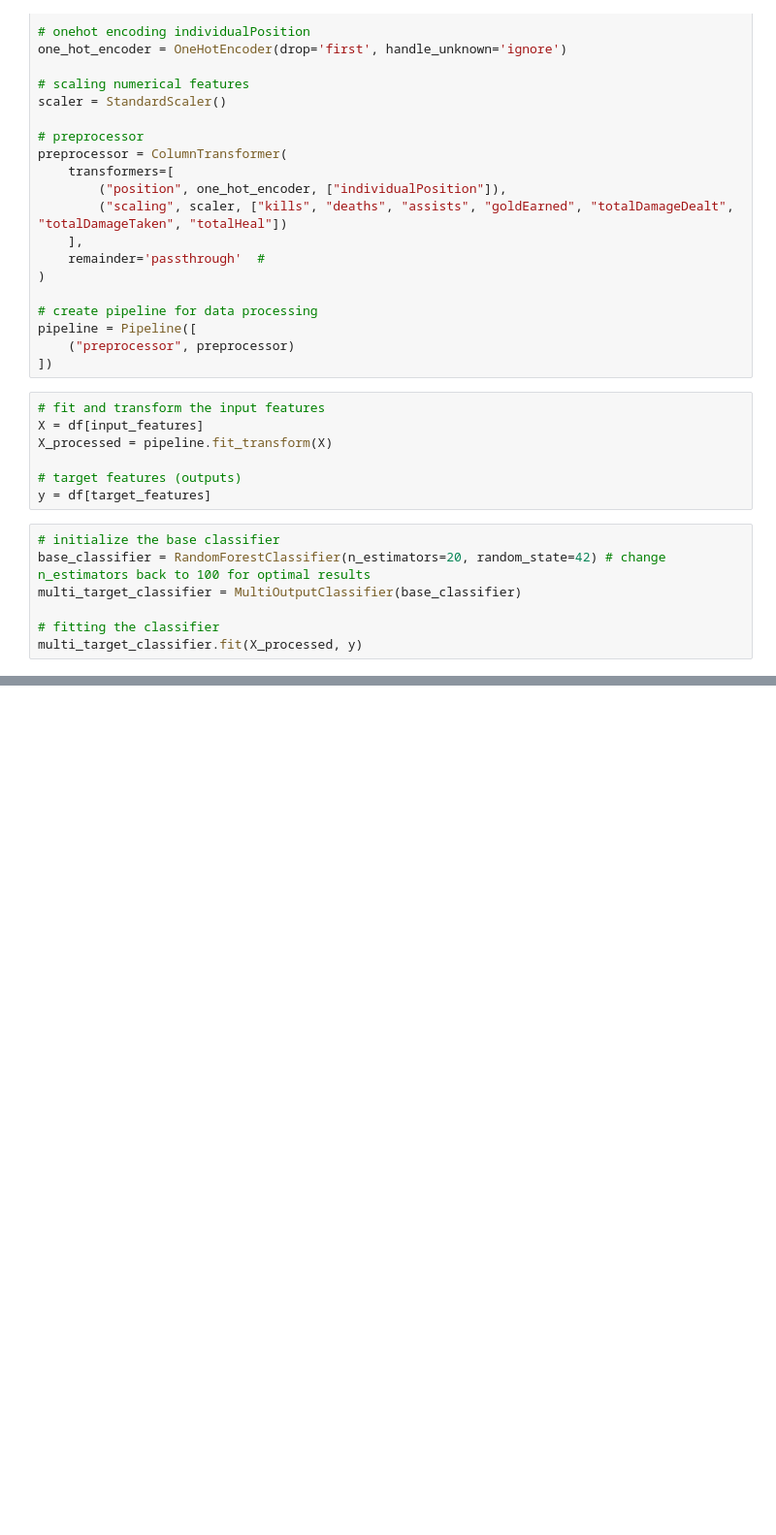
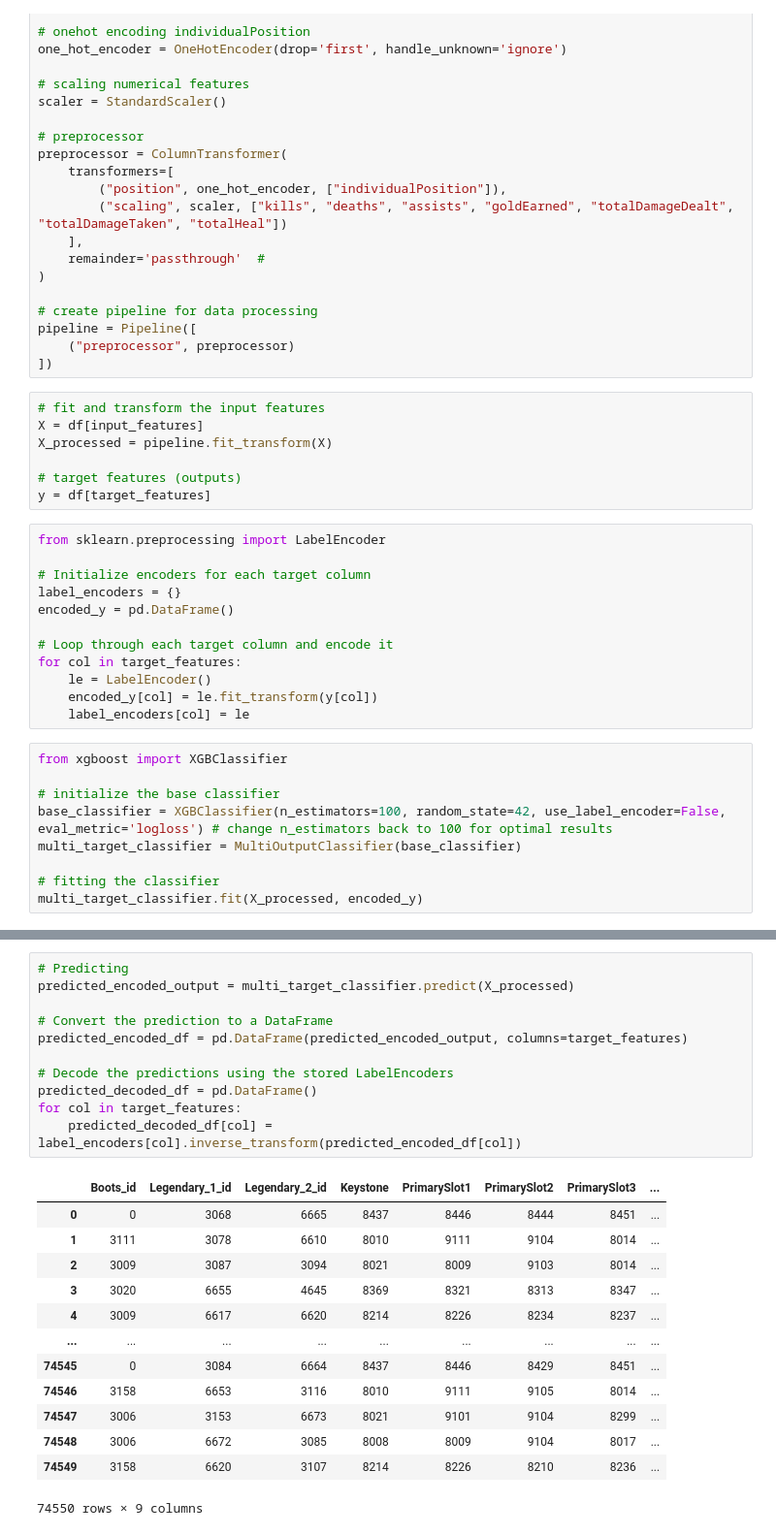
Before and after one commit to natane-a/league-of-legends-recommendation-system, a Jupyter notebook: notebooks/04_modeling.ipynb, the cells around one changed output, grey strips where cells are left out. Shown at 97% size. Drawn from its saved outputs; the diff is of its cells as text; blank space fills up the shorter version.

Commit message:
Changed model to XGBoost for better pickling

```diff
--- a/notebooks/04_modeling.ipynb
+++ b/notebooks/04_modeling.ipynb
@@ -52,11 +58,25 @@ X_processed = pipeline.fit_transform(X)
 
 # target features (outputs)
 y = df[target_features]
+# %%
+from sklearn.preprocessing import LabelEncoder
+
+# Initialize encoders for each target column
+label_encoders = {}
+encoded_y = pd.DataFrame()
+
+# Loop through each target column and encode it
+for col in target_features:
+    le = LabelEncoder()
+    encoded_y[col] = le.fit_transform(y[col])
+    label_encoders[col] = le
 # %%
+from xgboost import XGBClassifier
+
 # initialize the base classifier
-base_classifier = RandomForestClassifier(n_estimators=20, random_state=42) # change n_estimators back to 100 for optimal results
+base_classifier = XGBClassifier(n_estimators=100, random_state=42, use_label_encoder=False, eval_metric='logloss') # change n_estimators back to 100 for optimal results
 multi_target_classifier = MultiOutputClassifier(base_classifier)
 
 # fitting the classifier
-multi_target_classifier.fit(X_processed, y)
+multi_target_classifier.fit(X_processed, encoded_y)
 # %% [output]
@@ -65,3 +117,28 @@ MultiOutputClassifier(estimator=RandomForestClassifier(n_estimators=20,
+# %%
+# Predicting
+predicted_encoded_output = multi_target_classifier.predict(X_processed)
+
+# Convert the prediction to a DataFrame
+predicted_encoded_df = pd.DataFrame(predicted_encoded_output, columns=target_features)
+
+# Decode the predictions using the stored LabelEncoders
+predicted_decoded_df = pd.DataFrame()
+for col in target_features:
+    predicted_decoded_df[col] = label_encoders[col].inverse_transform(predicted_encoded_df[col])
+# %% [output]
+|  | Boots_id | Legendary_1_id | Legendary_2_id | Keystone | PrimarySlot1 | PrimarySlot2 | PrimarySlot3 | ... |
+| 0 | 0 | 3068 | 6665 | 8437 | 8446 | 8444 | 8451 | ... |
+| 1 | 3111 | 3078 | 6610 | 8010 | 9111 | 9104 | 8014 | ... |
+| 2 | 3009 | 3087 | 3094 | 8021 | 8009 | 9103 | 8014 | ... |
+| 3 | 3020 | 6655 | 4645 | 8369 | 8321 | 8313 | 8347 | ... |
+| 4 | 3009 | 6617 | 6620 | 8214 | 8226 | 8234 | 8237 | ... |
+| ... | ... | ... | ... | ... | ... | ... | ... | ... |
+| 74545 | 0 | 3084 | 6664 | 8437 | 8446 | 8429 | 8451 | ... |
+| 74546 | 3158 | 6653 | 3116 | 8010 | 9111 | 9105 | 8014 | ... |
+| 74547 | 3006 | 3153 | 6673 | 8021 | 9101 | 9104 | 8299 | ... |
+| 74548 | 3006 | 6672 | 3085 | 8008 | 8009 | 9104 | 8017 | ... |
+| 74549 | 3158 | 6620 | 3107 | 8214 | 8226 | 8210 | 8236 | ... |
+74550 rows × 9 columns
 # %%
 # loading champion, item, and rune datasets
 with open("../data/raw/champion_data/champions.json", "r") as f:
```
Also changed, not shown: parts of 5 cells of this notebook, 1 other file.
